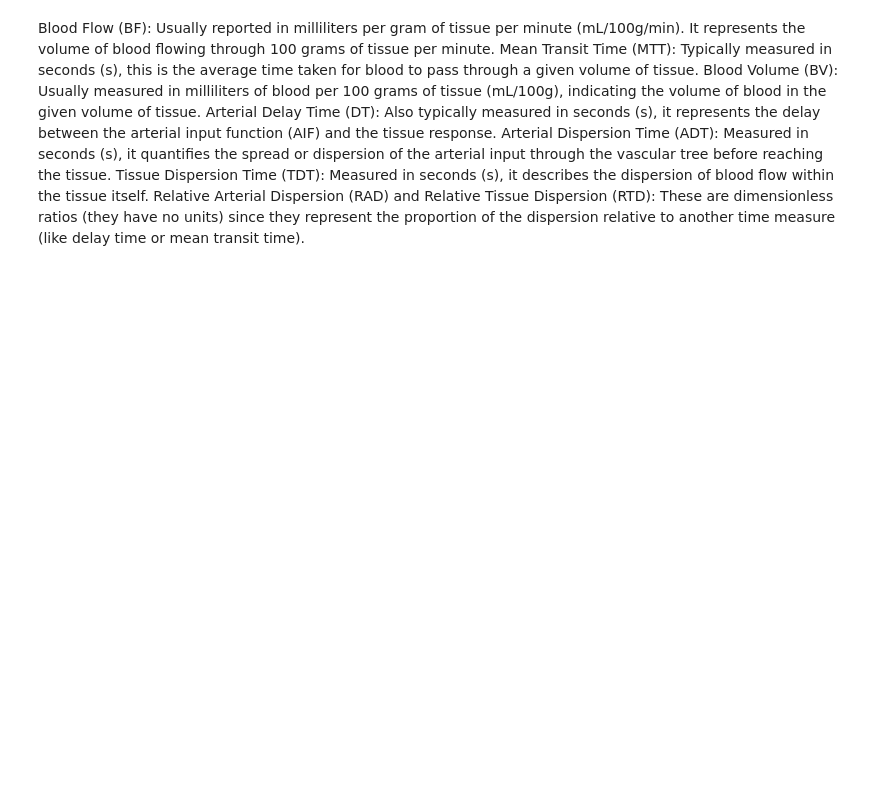
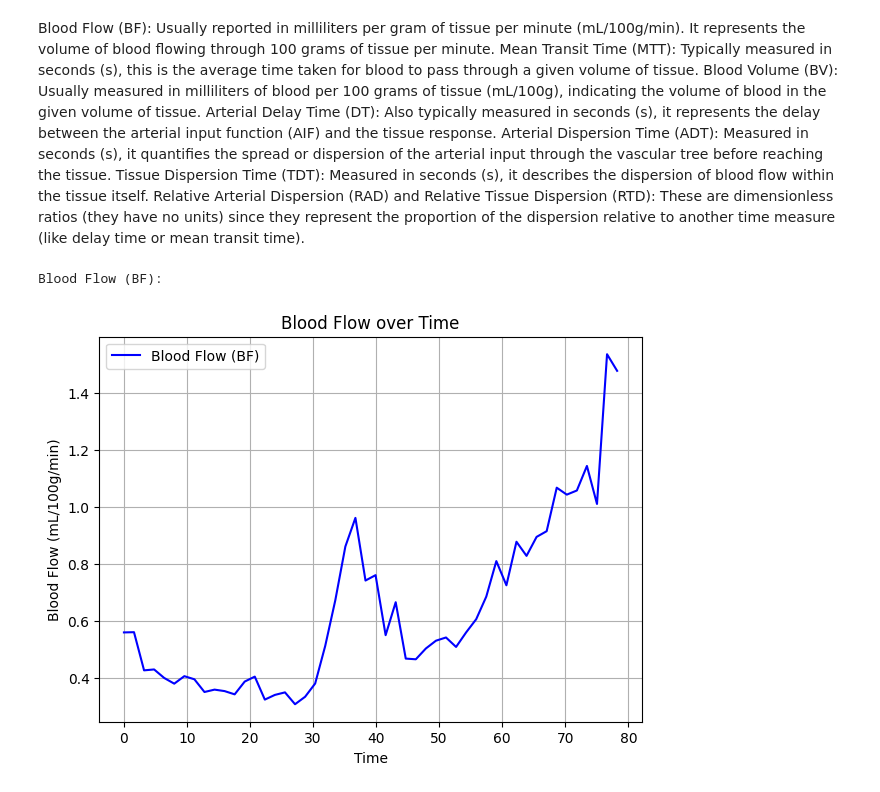
Before and after one commit to qqgjyx/MATH-Group, a Jupyter notebook: main.ipynb, the cells around one changed output. Drawn from its saved outputs; the diff is of its cells as text; code cells hidden in the pictures; blank space fills up the shorter version.

```diff
--- a/main.ipynb
+++ b/main.ipynb
@@ -790,3 +786,17 @@ Arterial Delay Time (DT): Also typically measured in seconds (s), it represents
 Arterial Dispersion Time (ADT): Measured in seconds (s), it quantifies the spread or dispersion of the arterial input through the vascular tree before reaching the tissue.
 Tissue Dispersion Time (TDT): Measured in seconds (s), it describes the dispersion of blood flow within the tissue itself.
 Relative Arterial Dispersion (RAD) and Relative Tissue Dispersion (RTD): These are dimensionless ratios (they have no units) since they represent the proportion of the dispersion relative to another time measure (like delay time or mean transit time).
+# %%
+# Blood Flow (BF)
+print("Blood Flow (BF):")
+plt.figure(figsize=(7, 5))
+plt.plot(time, BF, label='Blood Flow (BF)', color='blue')
+plt.xlabel('Time')
+plt.ylabel('Blood Flow (mL/100g/min)')
+plt.title('Blood Flow over Time')
+plt.legend()
+plt.grid(True)
+plt.show()
+# %% [output]
+Blood Flow (BF):
+[figure, added]
```
Also changed, not shown: parts of 17 cells of this notebook, 6 other files.
